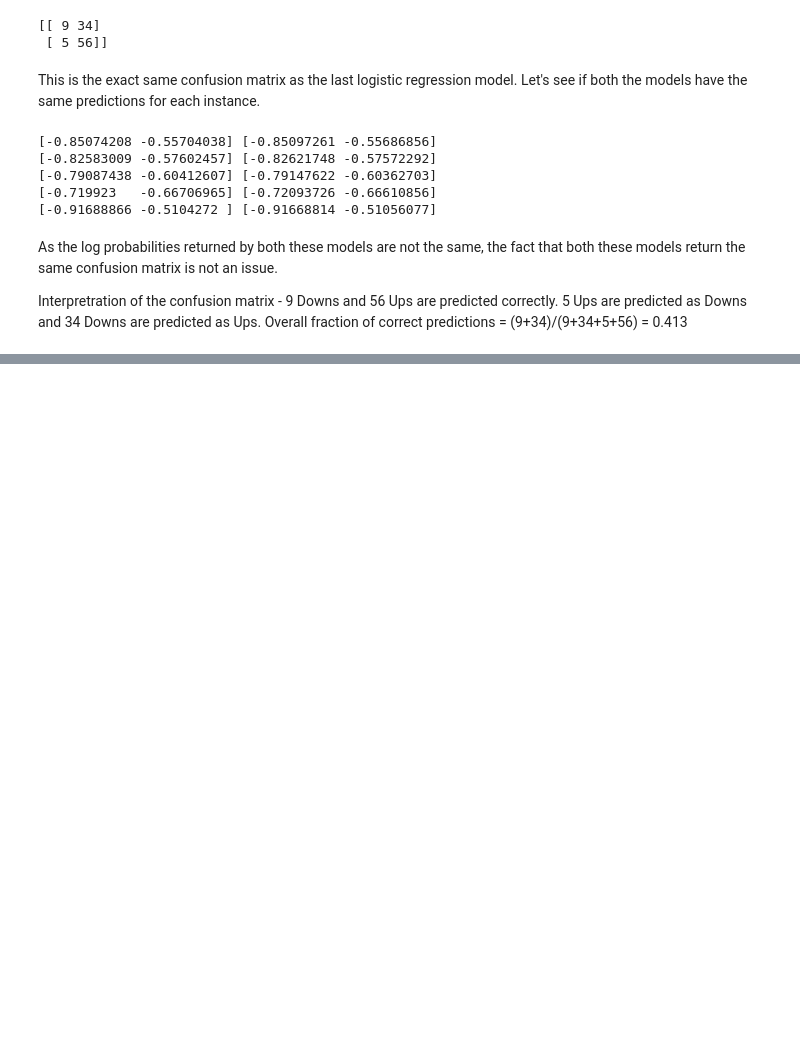
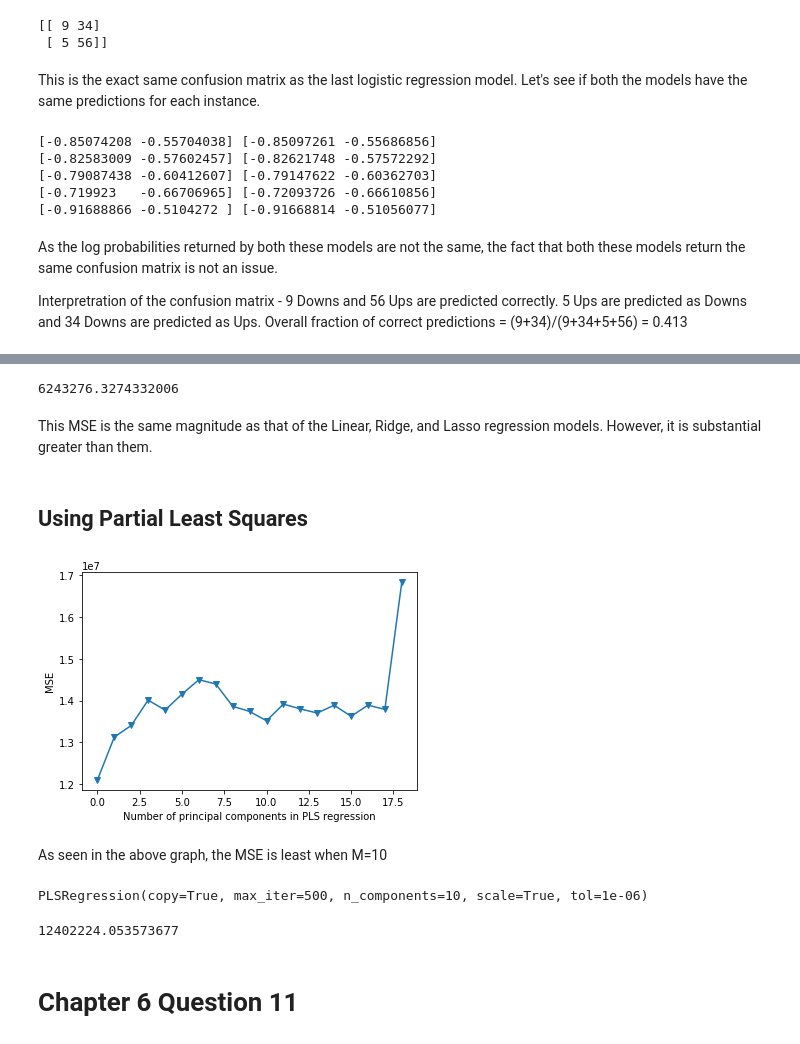
Before and after one commit to Aditya-Kharosekar/EE-379K-Data-Science-Lab, a Jupyter notebook: Lab 5/Lab 5.ipynb, the cells around one changed output, grey strips where cells are left out. Cells and saved outputs as stored; diff of their text form; code cells hidden in the pictures; blank space fills up the shorter version.

Commit message:
Worked on next questions

```diff
--- a/Lab 5/Lab 5.ipynb
+++ b/Lab 5/Lab 5.ipynb
@@ -185,0 +568,14 @@ Interpretration of the confusion matrix -
+# %%
+X_reduced_test = pca.transform(scale(X_test))[:,:7]
+# Train regression model on training data
+regr = LinearRegression()
+regr.fit(X_reduced_train[:,:7], y_train)
+# Prediction with test data
+pred = regr.predict(X_reduced_test)
+mean_squared_error(y_test, pred)
+# %% [output]
+6243276.3274332006
+# %% [markdown]
+This MSE is the same magnitude as that of the Linear, Ridge, and Lasso regression models. However, it is substantial greater than them.
+# %% [markdown]
+## Using Partial Least Squares
@@ -185,0 +584,28 @@ Interpretration of the confusion matrix -
+# %%
+mse = []
+kf_10 = KFold(n_splits=10, shuffle=True)
+# %%
+X_train, X_test, y_train, y_test = train_test_split(X, y)
+for i in np.arange(1, 19):
+    pls = PLSRegression(n_components=i, scale=True)
+    pls.fit(X_train,y_train)
+    score = -1*cross_val_score(pls, X_test, y_test, cv=kf_10, scoring='neg_mean_squared_error').mean()
+    mse.append(score)
+
+plt.plot(np.arange(0, 19), np.array(mse[0:19]), '-v')
+plt.xlabel('Number of principal components in PLS regression')
+plt.ylabel('MSE')
+plt.show()
+# %% [output]
+[figure, added]
+# %% [markdown]
+As seen in the above graph, the MSE is least when M=10
+# %%
+pls15 = PLSRegression(n_components = 10)
+pls15.fit(X_train, y_train)
+# %% [output]
+PLSRegression(copy=True, max_iter=500, n_components=10, scale=True, tol=1e-06)
+# %%
+mean_squared_error(y_test, pls15.predict(X_test))
+# %% [output]
+12402224.053573677
@@ -185,0 +614,2 @@ Interpretration of the confusion matrix -
+# %% [markdown]
+# Chapter 6 Question 11
```
Also changed, not shown: parts of 95 cells of this notebook, 3 other files.
